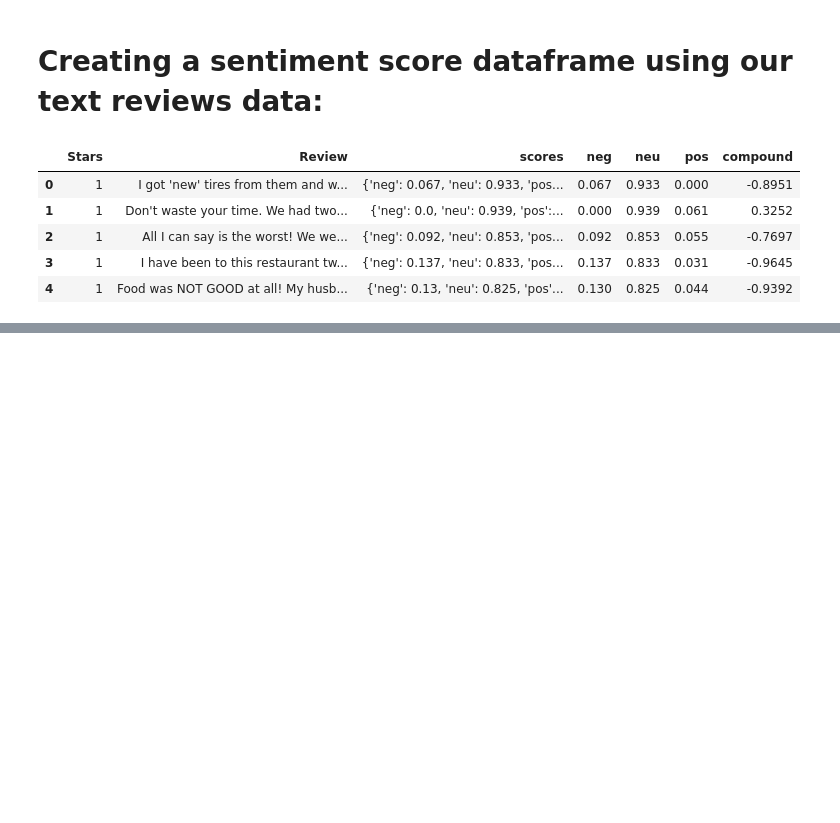
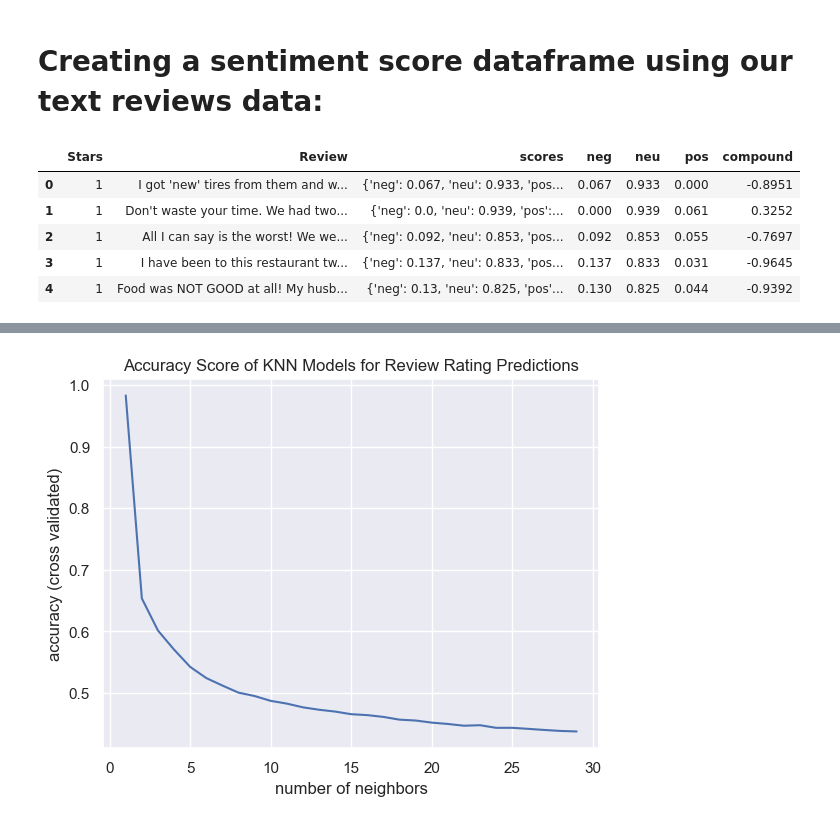
Before and after one commit to manav-s/smart-review-model, a Jupyter notebook: model/vader_nlp_testground.ipynb, the cells around one changed output, grey strips where cells are left out. Saved outputs shown, nothing was run; the diff lists cells and outputs as text; code cells hidden in the pictures; blank space fills up the shorter version.

```diff
--- a/model/vader_nlp_testground.ipynb
+++ b/model/vader_nlp_testground.ipynb
@@ -31,7 +30,7 @@ print(sid.polarity_scores('I hate this movie!'))
 # Creating a sentiment score dataframe using our text reviews data:
 # %%
 # initialize the reviews dataframe
-text_df = pd.read_csv('/Users/MilesChild/Desktop/codeProjects/DS3000/smart-review-model/data_initialEDA.csv')
+text_df = pd.read_csv('../data_initialEDA.csv')
 # %%
 # Step 2: Use VADER model to score each of the reviews and store the output in a new column.
 # note: this takes a while to run
@@ -48,0 +64,64 @@ sentiment_df.head()
+# %%
+# initialize features
+X   = sentiment_df.iloc[:, 3:].values
+y   = sentiment_df['Stars'].values
+
+# reshape y array
+y.reshape(-1, 1)
+
+X_train, X_test, y_train, y_test = train_test_split(X,              #the input features
+                                                    y,              #the label
+                                                    test_size=0.3,  #set aside 30% of the data as the test set
+                                                    random_state=7 #reproduce the result
+                                                   )
+# %%
+from sklearn.model_selection import train_test_split
+from sklearn.neighbors import KNeighborsClassifier
+from sklearn.model_selection import StratifiedKFold
+import pandas as pd
+import numpy as np
+from sklearn.metrics import accuracy_score
+import matplotlib.pyplot as plt
+import seaborn as sns
+
+# list n_neighbors to test
+n_neighbors = list(range(1, 30))
+a_scores = []
+
+
+for neighbors in n_neighbors:
+    # initialize a knn_classifier
+    knn_classifier = KNeighborsClassifier(n_neighbors =  neighbors)
+
+    # construction of kfold object
+    kfold = StratifiedKFold(n_splits = 3, shuffle = True, random_state = 1)
+
+    # allocate an empty array to store predictions in
+    y_pred = np.empty_like(y)
+
+    for train_idx, test_idx in kfold.split(X, y):
+        # build arrays which correspond to x, y train /test
+        x_test = X[test_idx, :]
+        x_train = X[train_idx, :]
+        y_true_train = y[train_idx]
+
+
+
+        # fit the classifier (use all available data)
+        knn_classifier.fit(X, y)
+
+        # estimate each review's star
+        y_pred[test_idx] = knn_classifier.predict(x_test)
+
+
+    # compute accuracy
+    a_scores.append(accuracy_score(y_true = y, y_pred = y_pred))
+
+sns.set()
+plt.plot(n_neighbors, a_scores)
+plt.xlabel('number of neighbors')
+plt.ylabel('accuracy (cross validated)')
+plt.title('Accuracy Score of KNN Models for Review Rating Predictions')
+plt.show()
+# %% [output]
+[figure, added]
```
Also changed, not shown: parts of 2 cells of this notebook.
